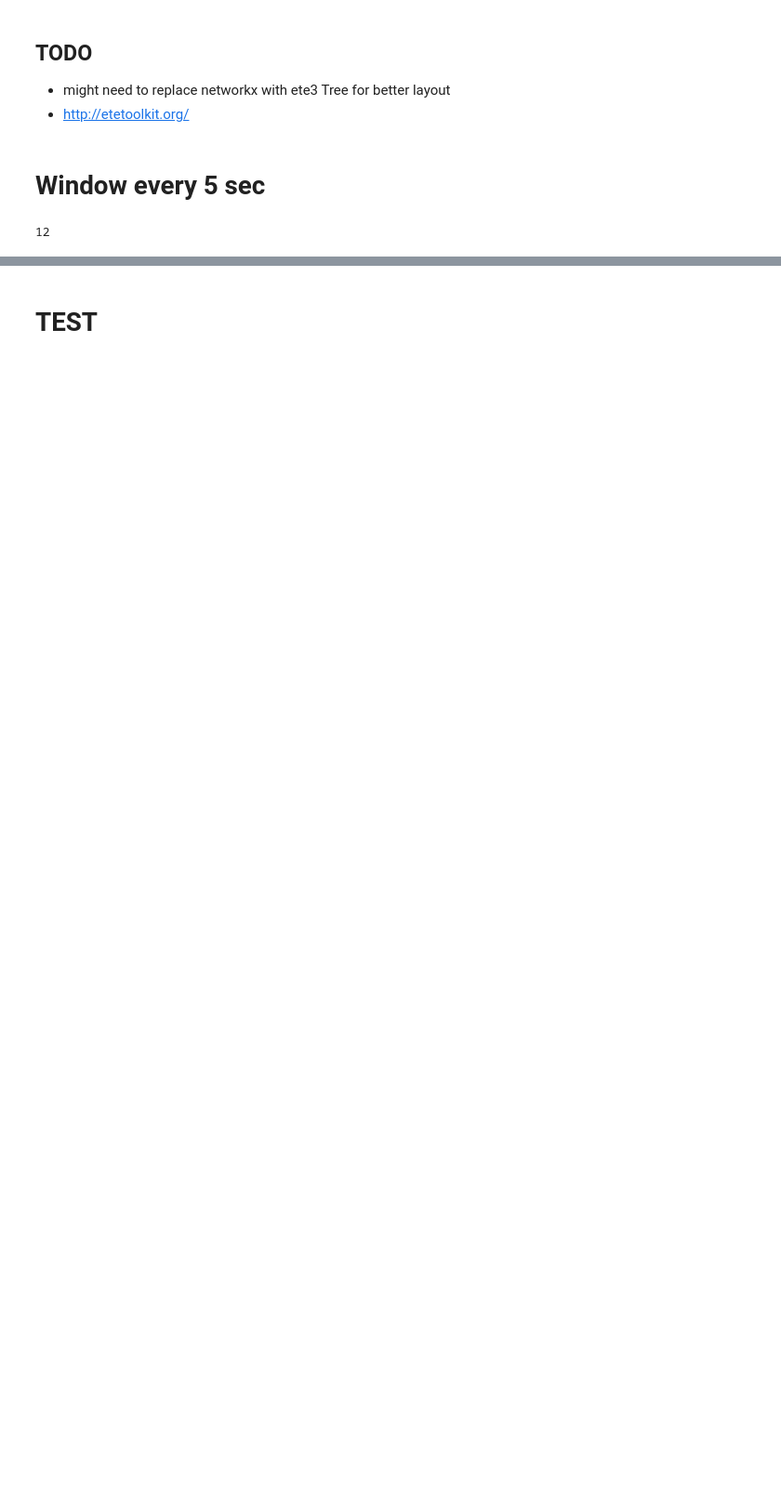
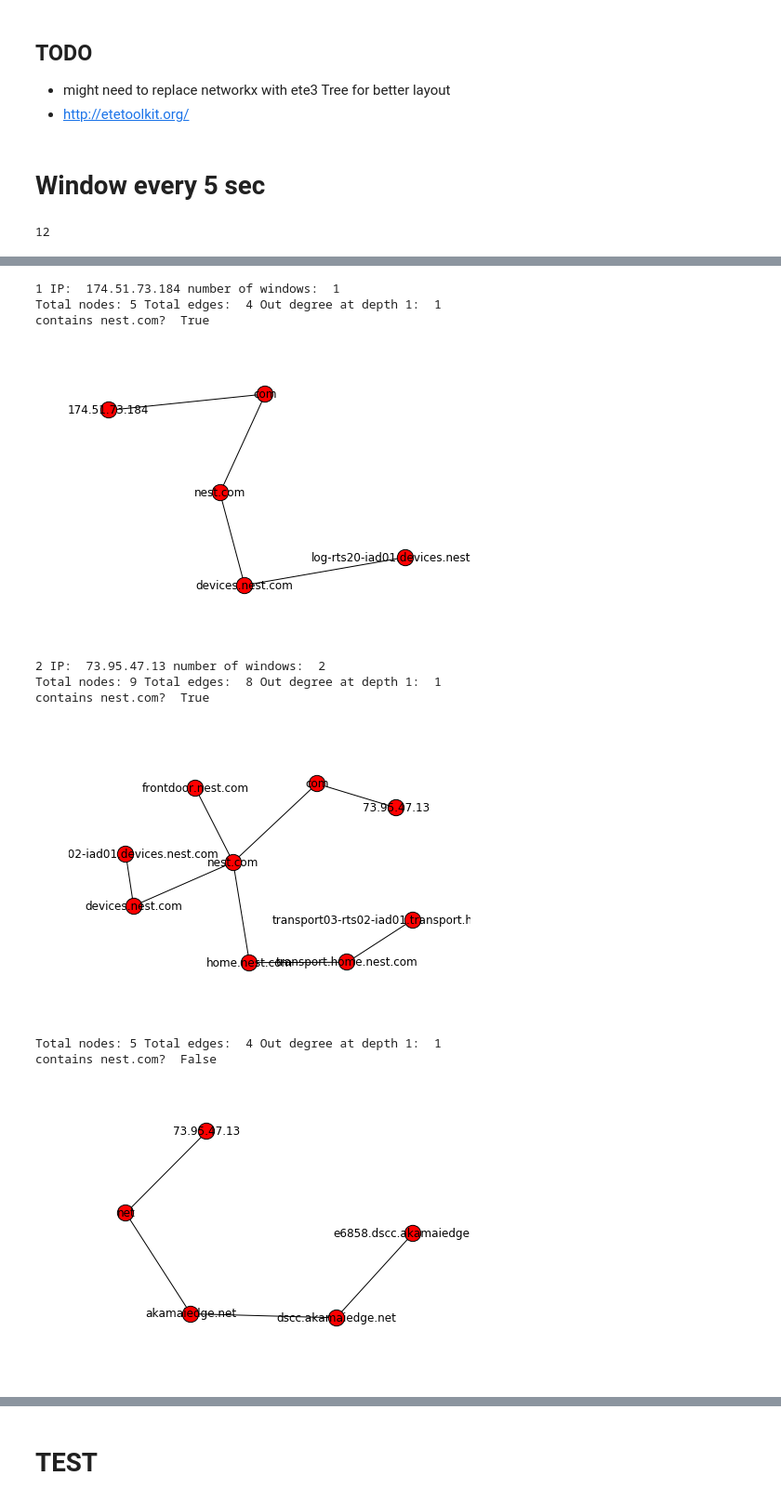
Before and after one commit to shahifaqeer/iot-dns, a Jupyter notebook: PIMA-1min-tree.ipynb, the cells around one changed output, grey strips where cells are left out. Shown: that part at 93% size. Drawn from its saved outputs; the diff is of its cells as text; code cells hidden in the pictures; blank space fills up the shorter version.

```diff
--- a/PIMA-1min-tree.ipynb
+++ b/PIMA-1min-tree.ipynb
@@ -264,0 +274,3 @@ draw_domain_tree(G1)
+# %%
+dns_iot_device = pd.read_pickle('processed/df_iot_device_ipv4.pkl')
+dns_iot_device.head()
@@ -264,0 +284,22 @@ draw_domain_tree(G1)
+# %%
+# TEST using just 10 IP addresses
+
+# filter nest as example
+nest_ips = dns_iot_device[dns_iot_device.device == 'nest_therm']['ip.src'].unique()
+
+nest_ips_test=nest_ips[:10]
+# %%
+# extract known nest therm related IPs from windowed root trees
+# each nest_window is dict {nest_ip: [tree_window1, tree_window2, ... ]}
+nest_window = defaultdict(list)
+
+for window_df in windowed:
+
+    filtered_df = window_df[ window_df['ip.src'].isin( nest_ips_test ) ]
+
+    # for 5 sec window all srcip that had any communication to nest and their complete dns trees
+    nest_root_tree_dict = create_domain_tree( filtered_df )
+
+    # rearrange as dict {nest_ip: [tree_window1, tree_window2, ... ]}
+    for nest_ip, nest_tree in nest_root_tree_dict.iteritems():
+        nest_window[nest_ip].append( nest_tree )
@@ -264,0 +326,24 @@ draw_domain_tree(G1)
+# %%
+# print srcip, num of nodes, num of edges, degree (depth 1 children) and its tree
+# don't draw if number of edges > 30
+ctr=0
+for srcip, list_of_trees in  nest_window.iteritems():
+    ctr+=1
+    print "\n\n", ctr, "IP: ", srcip, "number of windows: ", len(list_of_trees)
+    for tree in list_of_trees:
+        print "Total nodes:", tree.number_of_nodes(), "Total edges: ", tree.number_of_edges(), "Out degree at depth 1: ", tree.degree(srcip)
+        print "contains nest.com? ", tree.has_node('nest.com')
+        if tree.number_of_edges() < 30:
+            draw_domain_tree(tree)
+# %% [output]
+1 IP:  174.51.73.184 number of windows:  1
+Total nodes: 5 Total edges:  4 Out degree at depth 1:  1
+contains nest.com?  True
+[figure, added]
+2 IP:  73.95.47.13 number of windows:  2
+Total nodes: 9 Total edges:  8 Out degree at depth 1:  1
+contains nest.com?  True
+[figure, added]
+Total nodes: 5 Total edges:  4 Out degree at depth 1:  1
+contains nest.com?  False
+[figure, added]
```
Also changed, not shown: parts of 13 cells of this notebook, 1 other file.
